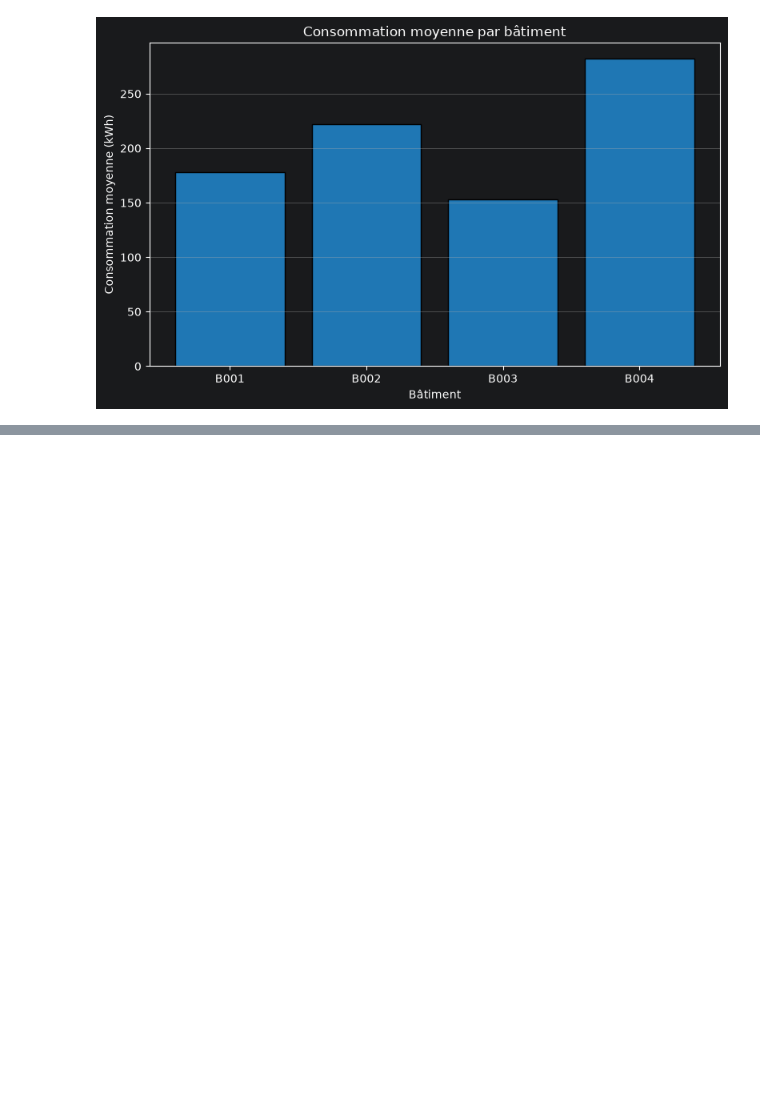
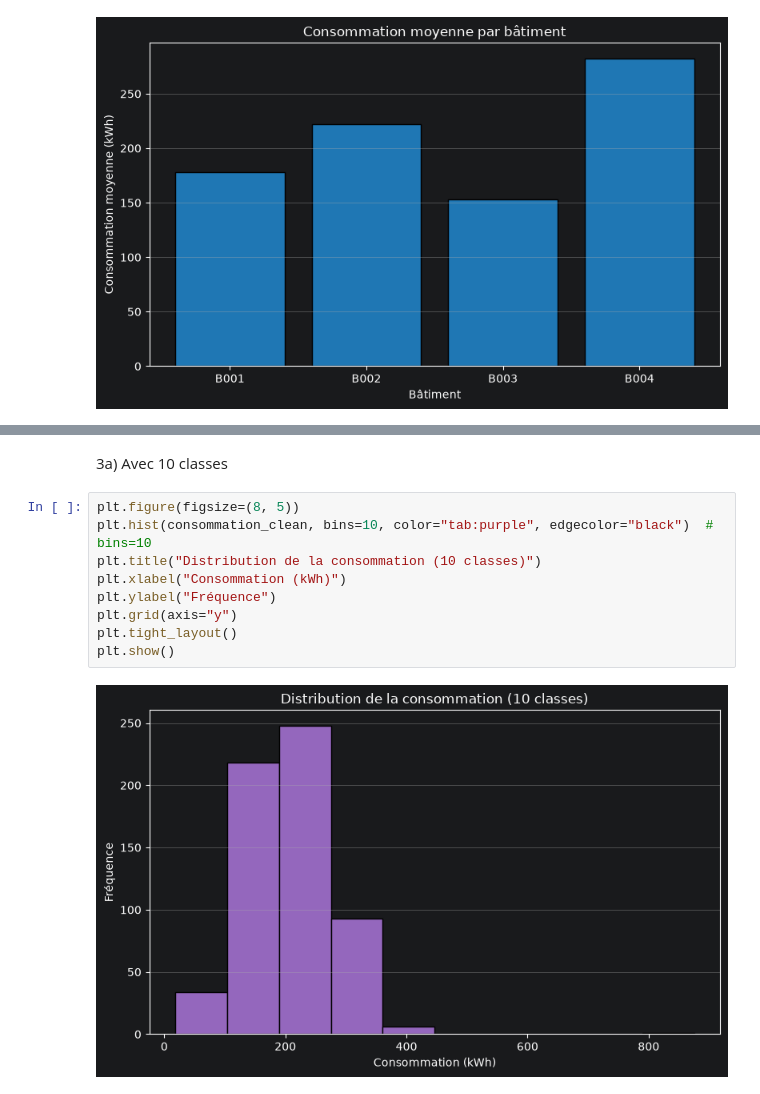
Before and after one commit to Abdouaziz2/atelier_matplotlib_iot, a Jupyter notebook: notebooks/atelier_matplotlib_iot.ipynb, the cells around one changed output, grey strips where cells are left out. Saved outputs shown, nothing was run; the diff lists cells and outputs as text; blank space fills up the shorter version.

```diff
--- a/notebooks/atelier_matplotlib_iot.ipynb
+++ b/notebooks/atelier_matplotlib_iot.ipynb
@@ -160,0 +231,13 @@ plt.show()
+# %% [markdown]
+3a) Avec 10 classes
+# %%
+plt.figure(figsize=(8, 5))
+plt.hist(consommation_clean, bins=10, color="tab:purple", edgecolor="black")  # bins=10
+plt.title("Distribution de la consommation (10 classes)")
+plt.xlabel("Consommation (kWh)")
+plt.ylabel("Fréquence")
+plt.grid(axis="y")
+plt.tight_layout()
+plt.show()
+# %% [output]
+[figure, added]
```
Also changed, not shown: parts of 19 cells of this notebook.
